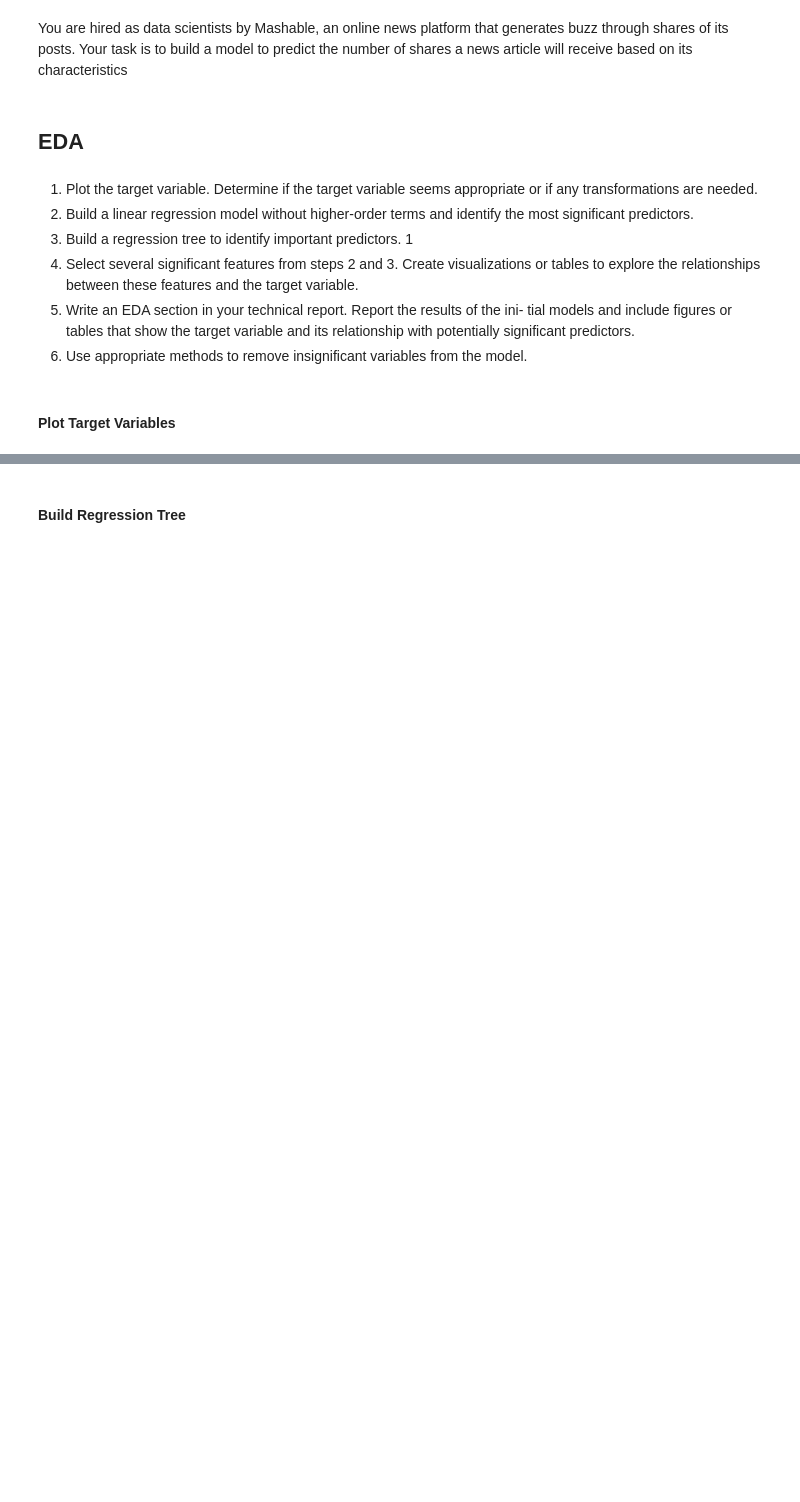
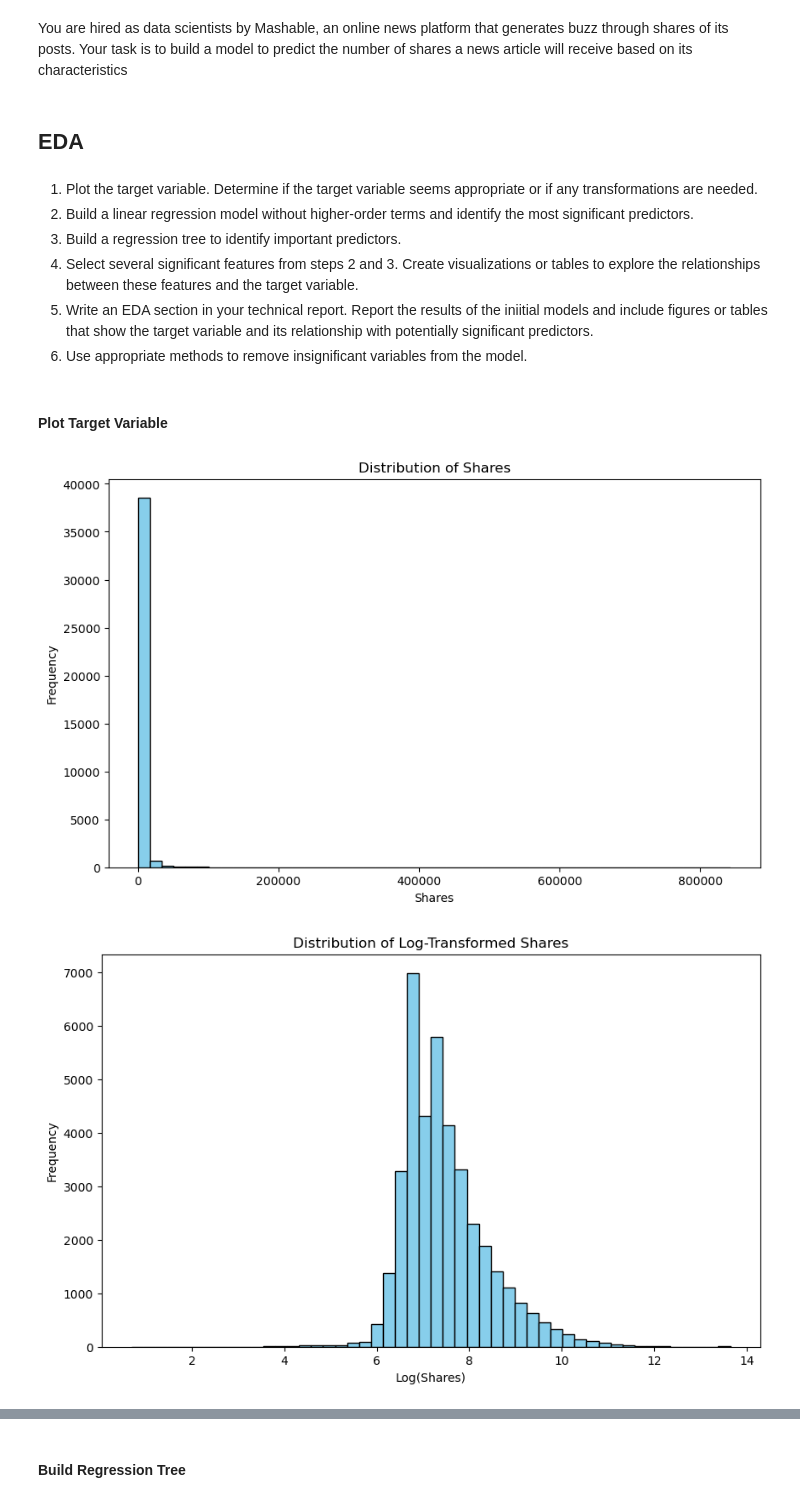
Before and after one commit to stat220/final-lab-aabb-team-group-1, a Jupyter notebook: finalLab.ipynb, the cells around one changed output, grey strips where cells are left out. Cells and saved outputs as stored; diff of their text form; code cells hidden in the pictures; blank space fills up the shorter version.

Commit message:
Input initial plotting of target fariable and log transformation.

```diff
--- a/finalLab.ipynb
+++ b/finalLab.ipynb
@@ -9,3 +9,7 @@ from sklearn.model_selection import train_test_split
 from sklearn.preprocessing import MinMaxScaler
 import statsmodels.api as sm
 from sklearn.metrics import mean_squared_error, r2_score, mean_absolute_error
+
+# Load the data
+mashable = pd.read_csv('https://richardson.byu.edu/220/OnlineNewsPopularity.csv')
+mashable
@@ -16,17 +34,44 @@ You are hired as data scientists by Mashable, an online news platform that gener
 # %% [markdown]
 ## EDA
 # %% [markdown]
-1. Plot the target variable. Determine if the target variable seems appropriate or if
-any transformations are needed.
-2. Build a linear regression model without higher-order terms and identify the most
-significant predictors.
+1. Plot the target variable. Determine if the target variable seems appropriate or if any transformations are needed.
+2. Build a linear regression model without higher-order terms and identify the most significant predictors.
 3. Build a regression tree to identify important predictors.
-1
-4. Select several significant features from steps 2 and 3. Create visualizations or
-tables to explore the relationships between these features and the target variable.
-5. Write an EDA section in your technical report. Report the results of the ini-
-tial models and include figures or tables that show the target variable and its
-relationship with potentially significant predictors.
+4. Select several significant features from steps 2 and 3. Create visualizations or tables to explore the relationships between these features and the target variable.
+5. Write an EDA section in your technical report. Report the results of the iniitial models and include figures or tables that show the target variable and its relationship with potentially significant predictors.
 6. Use appropriate methods to remove insignificant variables from the model.
 # %% [markdown]
-#### Plot Target Variables
+#### Plot Target Variable
+# %%
+# Plot the 'shares' column
+plt.figure(figsize=(10, 6))
+plt.hist(mashable[' shares'], bins=50, color='skyblue', edgecolor='black')
+plt.title('Distribution of Shares')
+plt.xlabel('Shares')
+plt.ylabel('Frequency')
+plt.show()
+
+# Take log transformation of the 'shares' column
+mashable['log_shares'] = np.log(mashable[' shares'] + 1)
+
+# Plot the log-transformed 'shares' column
+plt.figure(figsize=(10, 6))
+plt.hist(mashable['log_shares'], bins=50, color='skyblue', edgecolor='black')
+plt.title('Distribution of Log-Transformed Shares')
+plt.xlabel('Log(Shares)')
+plt.ylabel('Frequency')
+plt.show()
+
+# Apply square root transformation on the log_shares data
+mashable['sqrt_log_shares'] = np.sqrt(mashable['log_shares'])
+
+# Plot the square root-transformed log_shares column
+plt.figure(figsize=(10, 6))
+plt.hist(mashable['sqrt_log_shares'], bins=50, color='skyblue', edgecolor='black')
+plt.title('Distribution of Square Root-Transformed Log Shares')
+plt.xlabel('Square Root of Log(Shares)')
+plt.ylabel('Frequency')
+plt.show()
+# %% [output]
+[figure, added]
+[figure, added]
```
Also changed, not shown: parts of 2 cells of this notebook.
